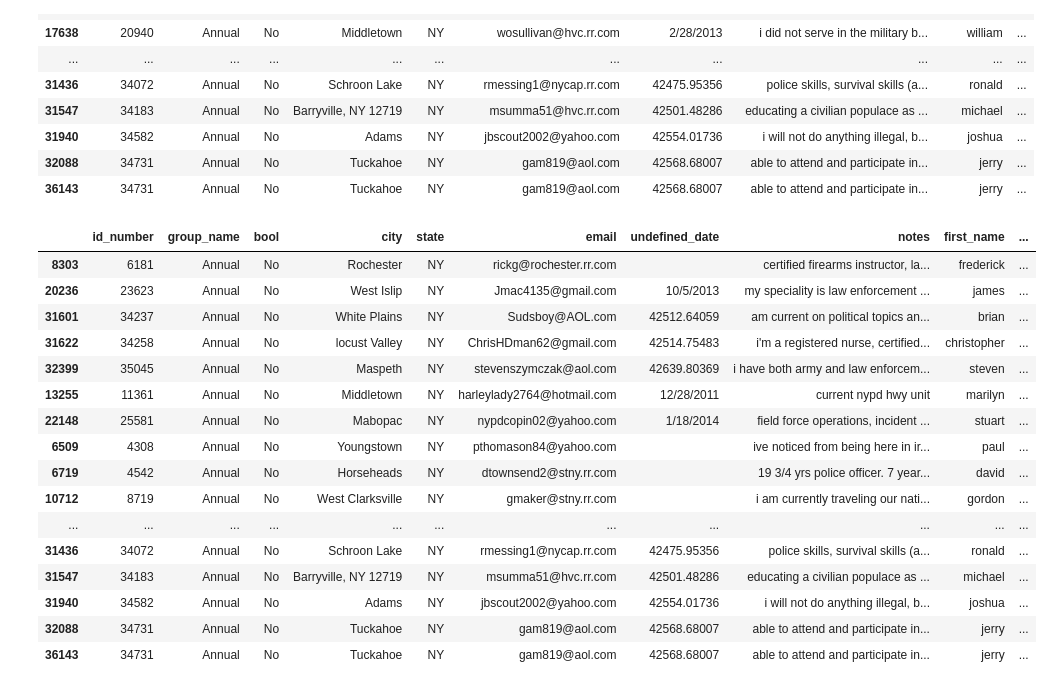
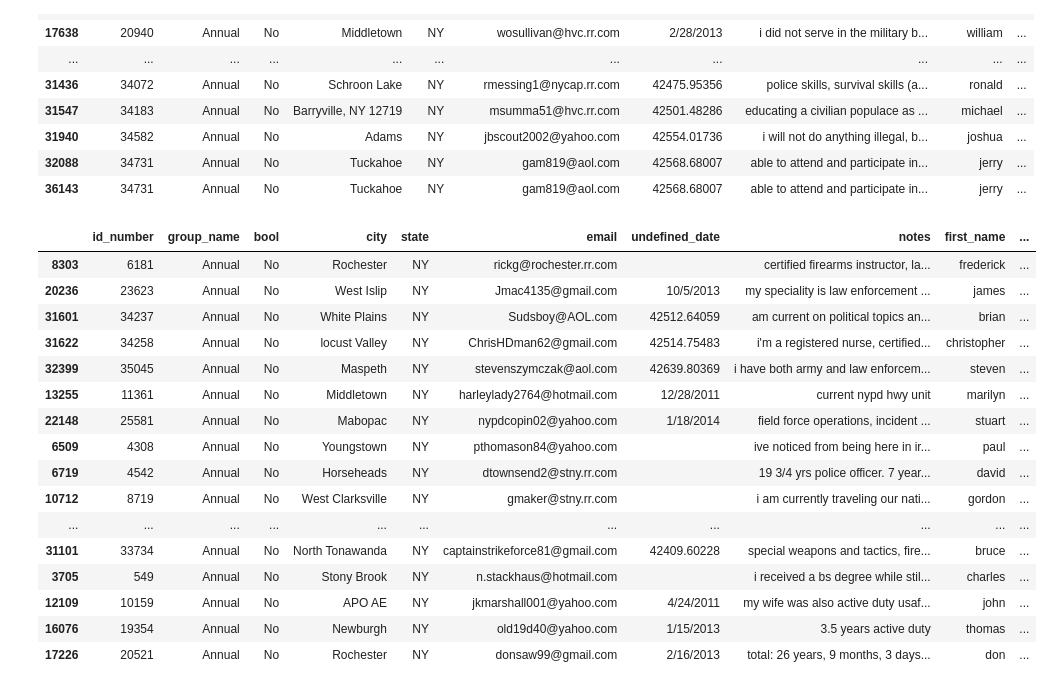
Before and after one commit to ayyubibrahimi/ok, a Jupyter notebook: notebooks/NY.ipynb, the cells around one changed output. Drawn from its saved outputs; the diff is of its cells as text; code cells hidden in the pictures.

```diff
--- a/notebooks/NY.ipynb
+++ b/notebooks/NY.ipynb
@@ -69,28 +69,35 @@ search_4
 | 31940 | 34582 | Annual | No | Adams | NY | jbscout2002@yahoo.com | 42554.01736 | i will not do anything illegal, b... | joshua | ... |
 | 32088 | 34731 | Annual | No | Tuckahoe | NY | gam819@aol.com | 42568.68007 | able to attend and participate in... | jerry | ... |
 | 36143 | 34731 | Annual | No | Tuckahoe | NY | gam819@aol.com | 42568.68007 | able to attend and participate in... | jerry | ... |
+# %%
+search_5 = dfa[dfa.notes.str.contains("patrol")]
+search_6 = dfa[dfa.notes.str.contains("officer")]
+search_7 = dfa[dfa.notes.str.contains("swat")]
+search_8 = dfa[dfa.notes.str.contains("explosive")]
+search_9 = dfa[dfa.notes.str.contains("bomb")]
+search_10 = dfa[dfa.notes.str.contains("active duty")]
 # %%
-dfs = [search_1, search_2, search_3, search_4]
+dfs = [search_1, search_2, search_3, search_4, search_5, search_6, search_7, search_8, search_9, search_10]
 dfb = pd.concat(dfs, axis=0)
 dfb
 # %% [output]
 |  | id_number | group_name | bool | city | state | email | undefined_date | notes | first_name | ... |
 | 8303 | 6181 | Annual | No | Rochester | NY | rickg@rochester.rr.com |  | certified firearms instructor, la... | frederick | ... |
 | 20236 | 23623 | Annual | No | West Islip | NY | Jmac4135@gmail.com | 10/5/2013 | my speciality is law enforcement ... | james | ... |
 | 31601 | 34237 | Annual | No | White Plains | NY | Sudsboy@AOL.com | 42512.64059 | am current on political topics an... | brian | ... |
 | 31622 | 34258 | Annual | No | locust Valley | NY | ChrisHDman62@gmail.com | 42514.75483 | i'm a registered nurse, certified... | christopher | ... |
 | 32399 | 35045 | Annual | No | Maspeth | NY | stevenszymczak@aol.com | 42639.80369 | i have both army and law enforcem... | steven | ... |
 | 13255 | 11361 | Annual | No | Middletown | NY | harleylady2764@hotmail.com | 12/28/2011 | current nypd hwy unit | marilyn | ... |
 | 22148 | 25581 | Annual | No | Mabopac | NY | nypdcopin02@yahoo.com | 1/18/2014 | field force operations, incident ... | stuart | ... |
 | 6509 | 4308 | Annual | No | Youngstown | NY | pthomason84@yahoo.com |  | ive noticed from being here in ir... | paul | ... |
 | 6719 | 4542 | Annual | No | Horseheads | NY | dtownsend2@stny.rr.com |  | 19 3/4 yrs police officer. 7 year... | david | ... |
 | 10712 | 8719 | Annual | No | West Clarksville | NY | gmaker@stny.rr.com |  | i am currently traveling our nati... | gordon | ... |
 | ... | ... | ... | ... | ... | ... | ... | ... | ... | ... | ... |
-| 31436 | 34072 | Annual | No | Schroon Lake | NY | rmessing1@nycap.rr.com | 42475.95356 | police skills, survival skills (a... | ronald | ... |
-| 31547 | 34183 | Annual | No | Barryville, NY 12719 | NY | msumma51@hvc.rr.com | 42501.48286 | educating a civilian populace as ... | michael | ... |
-| 31940 | 34582 | Annual | No | Adams | NY | jbscout2002@yahoo.com | 42554.01736 | i will not do anything illegal, b... | joshua | ... |
-| 32088 | 34731 | Annual | No | Tuckahoe | NY | gam819@aol.com | 42568.68007 | able to attend and participate in... | jerry | ... |
-| 36143 | 34731 | Annual | No | Tuckahoe | NY | gam819@aol.com | 42568.68007 | able to attend and participate in... | jerry | ... |
+| 31101 | 33734 | Annual | No | North Tonawanda | NY | captainstrikeforce81@gmail.com | 42409.60228 | special weapons and tactics, fire... | bruce | ... |
+| 3705 | 549 | Annual | No | Stony Brook | NY | n.stackhaus@hotmail.com |  | i received a bs degree while stil... | charles | ... |
+| 12109 | 10159 | Annual | No | APO AE | NY | jkmarshall001@yahoo.com | 4/24/2011 | my wife was also active duty usaf... | john | ... |
+| 16076 | 19354 | Annual | No | Newburgh | NY | old19d40@yahoo.com | 1/15/2013 | 3.5 years active duty | thomas | ... |
+| 17226 | 20521 | Annual | No | Rochester | NY | donsaw99@gmail.com | 2/16/2013 | total: 26 years, 9 months, 3 days... | don | ... |
 # %%
 def read_misconduct_data():
     df = pd.read_csv("../data/NY/CCRB Complaint Database Raw 04.20.2021.csv")
```
Also changed, not shown: parts of 3 cells of this notebook, 5 other files.
